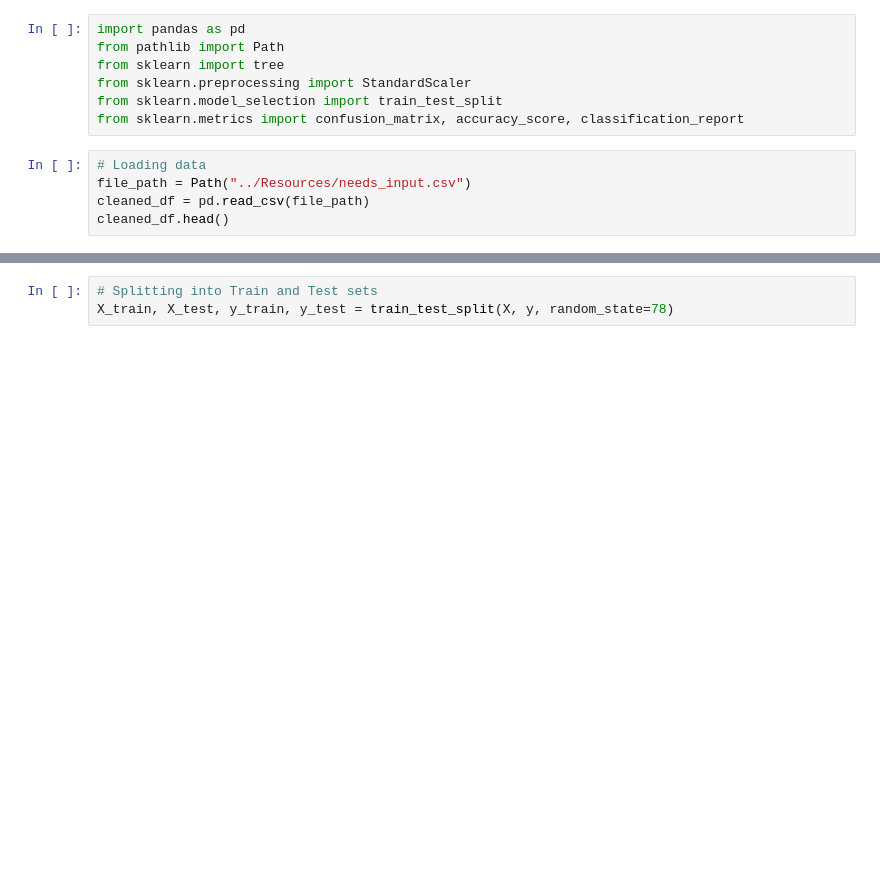
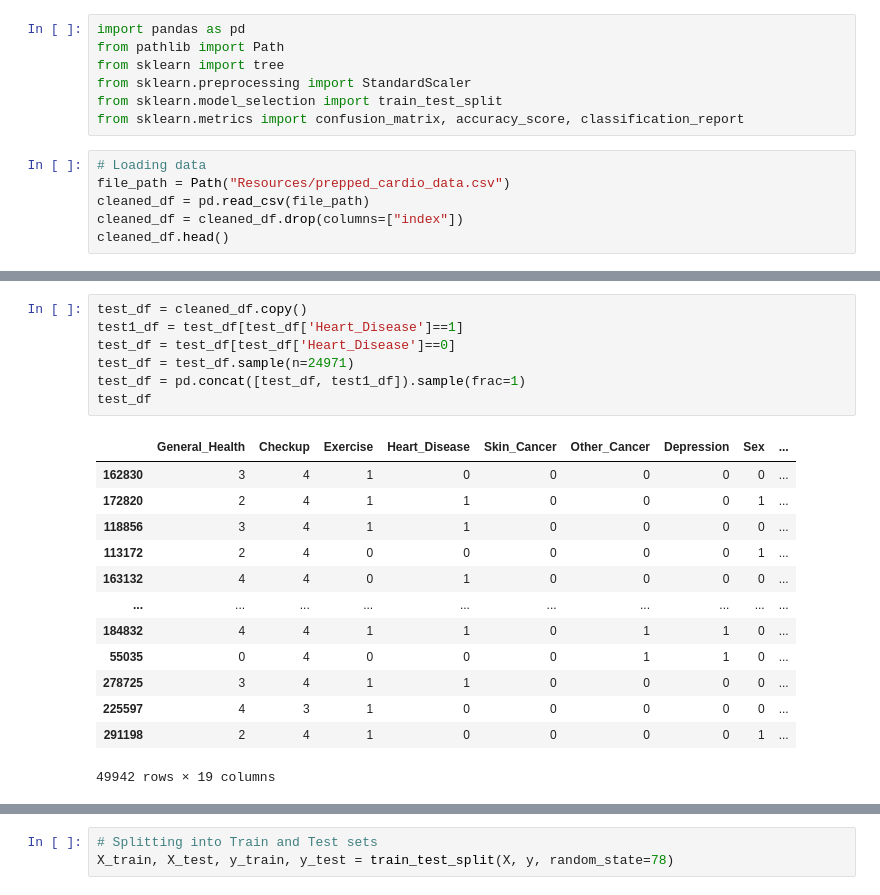
Before and after one commit to andrew-m-g/project_4, a Jupyter notebook: Decision_tree_model.ipynb, the cells around one changed output, grey strips where cells are left out. Saved outputs shown, nothing was run; the diff lists cells and outputs as text; blank space fills up the shorter version.

Commit message:
decision tree model code, prepped csv file

```diff
--- a/Decision_tree_model.ipynb
+++ b/Decision_tree_model.ipynb
@@ -7,6 +7,7 @@ from sklearn.model_selection import train_test_split
 from sklearn.metrics import confusion_matrix, accuracy_score, classification_report
 # %%
 # Loading data
-file_path = Path("../Resources/needs_input.csv")
+file_path = Path("Resources/prepped_cardio_data.csv")
 cleaned_df = pd.read_csv(file_path)
+cleaned_df = cleaned_df.drop(columns=["index"])
 cleaned_df.head()
@@ -13,2 +21,23 @@ cleaned_df.head()
+# %%
+test_df = cleaned_df.copy()
+test1_df = test_df[test_df['Heart_Disease']==1]
+test_df = test_df[test_df['Heart_Disease']==0]
+test_df = test_df.sample(n=24971)
+test_df = pd.concat([test_df, test1_df]).sample(frac=1)
+test_df
+# %% [output]
+|  | General_Health | Checkup | Exercise | Heart_Disease | Skin_Cancer | Other_Cancer | Depression | Sex | ... |
+| 162830 | 3 | 4 | 1 | 0 | 0 | 0 | 0 | 0 | ... |
+| 172820 | 2 | 4 | 1 | 1 | 0 | 0 | 0 | 1 | ... |
+| 118856 | 3 | 4 | 1 | 1 | 0 | 0 | 0 | 0 | ... |
+| 113172 | 2 | 4 | 0 | 0 | 0 | 0 | 0 | 1 | ... |
+| 163132 | 4 | 4 | 0 | 1 | 0 | 0 | 0 | 0 | ... |
+| ... | ... | ... | ... | ... | ... | ... | ... | ... | ... |
+| 184832 | 4 | 4 | 1 | 1 | 0 | 1 | 1 | 0 | ... |
+| 55035 | 0 | 4 | 0 | 0 | 0 | 1 | 1 | 0 | ... |
+| 278725 | 3 | 4 | 1 | 1 | 0 | 0 | 0 | 0 | ... |
+| 225597 | 4 | 3 | 1 | 0 | 0 | 0 | 0 | 0 | ... |
+| 291198 | 2 | 4 | 1 | 0 | 0 | 0 | 0 | 1 | ... |
+49942 rows × 19 columns
 # %%
 # Define features set
```
Also changed, not shown: parts of 18 cells of this notebook, 1 other file.
